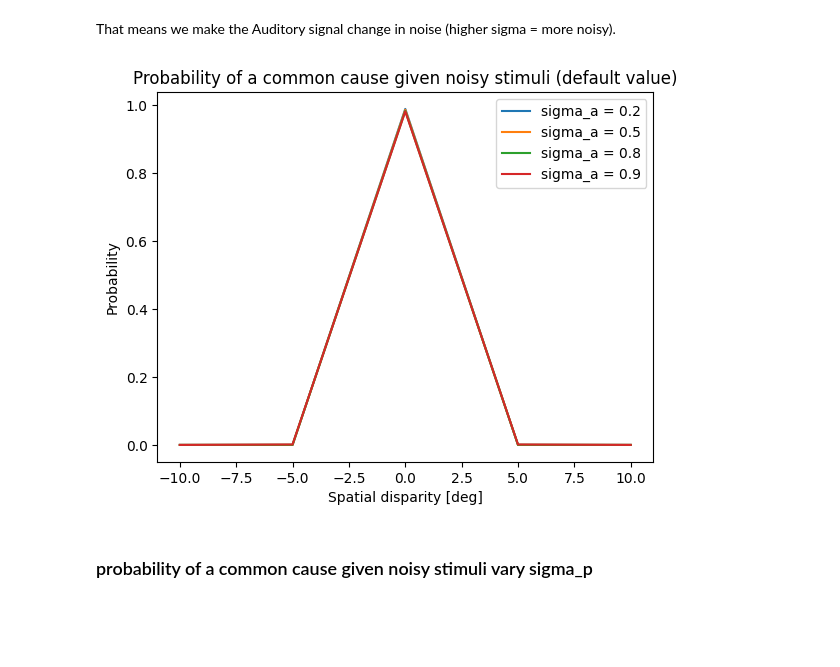
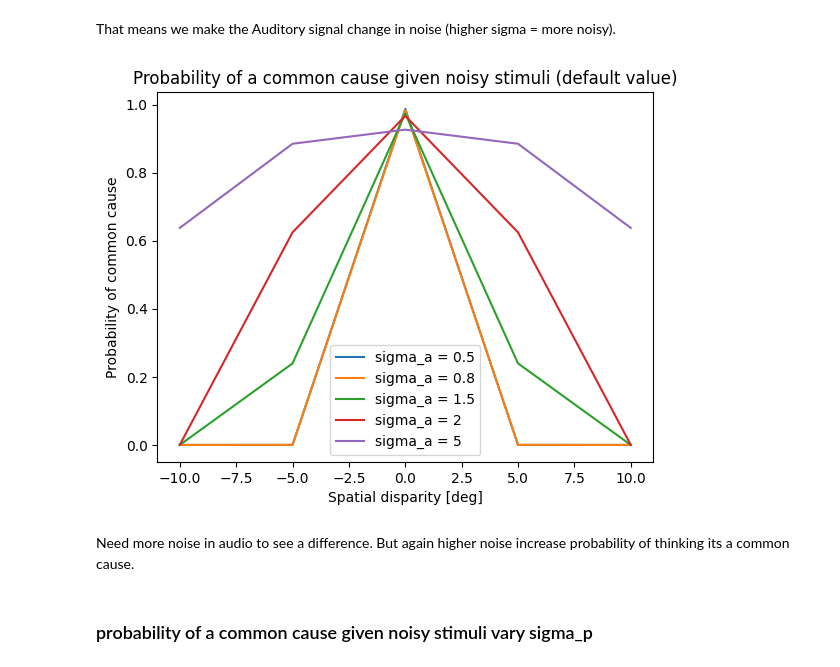
Before and after one commit to Anina2407/Causal-Inference-in-Multisensory-Perception, a Jupyter notebook: msi.ipynb, the cells around one changed output. Cells and saved outputs as stored; diff of their text form; code cells hidden in the pictures; blank space fills up the shorter version.

```diff
--- a/msi.ipynb
+++ b/msi.ipynb
@@ -76,5 +82,5 @@ plt.show()
 # %%
-sigma_v_difference = [0.2, 0.5, 0.8, 0.9]
+sigma_v_difference = [0.2, 0.5, 0.8, 1.5, 2]
 sigma_v_dict = {}
 for sigma_v in sigma_v_difference:
     P_C1_values = P_C1_given_perception(x_v_values, x_a_values, sigma_v=sigma_v)
@@ -94,21 +100,24 @@ plt.show()
 # %% [markdown]
 That means we make the Auditory signal change in noise (higher sigma = more noisy).
 # %%
-sigma_a_difference = [0.2, 1.5, 5.8, 9]
+sigma_a_difference = [0.5, 0.8, 1.5, 2, 2,5, 5]
 sigma_a_dict = {}
 for sigma_a in sigma_a_difference:
     P_C1_values = P_C1_given_perception(x_v_values, x_a_values, sigma_a=sigma_a)
     sigma_a_dict[sigma_a] = P_C1_values
 
 for sigma_a, p_values in sigma_a_dict.items():
     plt.plot(x_diff, p_values, label= f'sigma_a = {sigma_a}')
 plt.xlabel('Spatial disparity [deg]')
 plt.ylabel('Probability of common cause')
 plt.title('Probability of a common cause given noisy stimuli (default value)')
 plt.legend()
 plt.show()
 # %% [output]
-[figure, old version]
+[figure, new version]
+# %% [markdown]
+Need more noise in audio to see a difference.
+But again higher noise increase probability of thinking its a common cause.
 # %% [markdown]
 ### probability of a common cause given noisy stimuli vary sigma_p
 # %%
```
Also changed, not shown: parts of 4 cells of this notebook.
